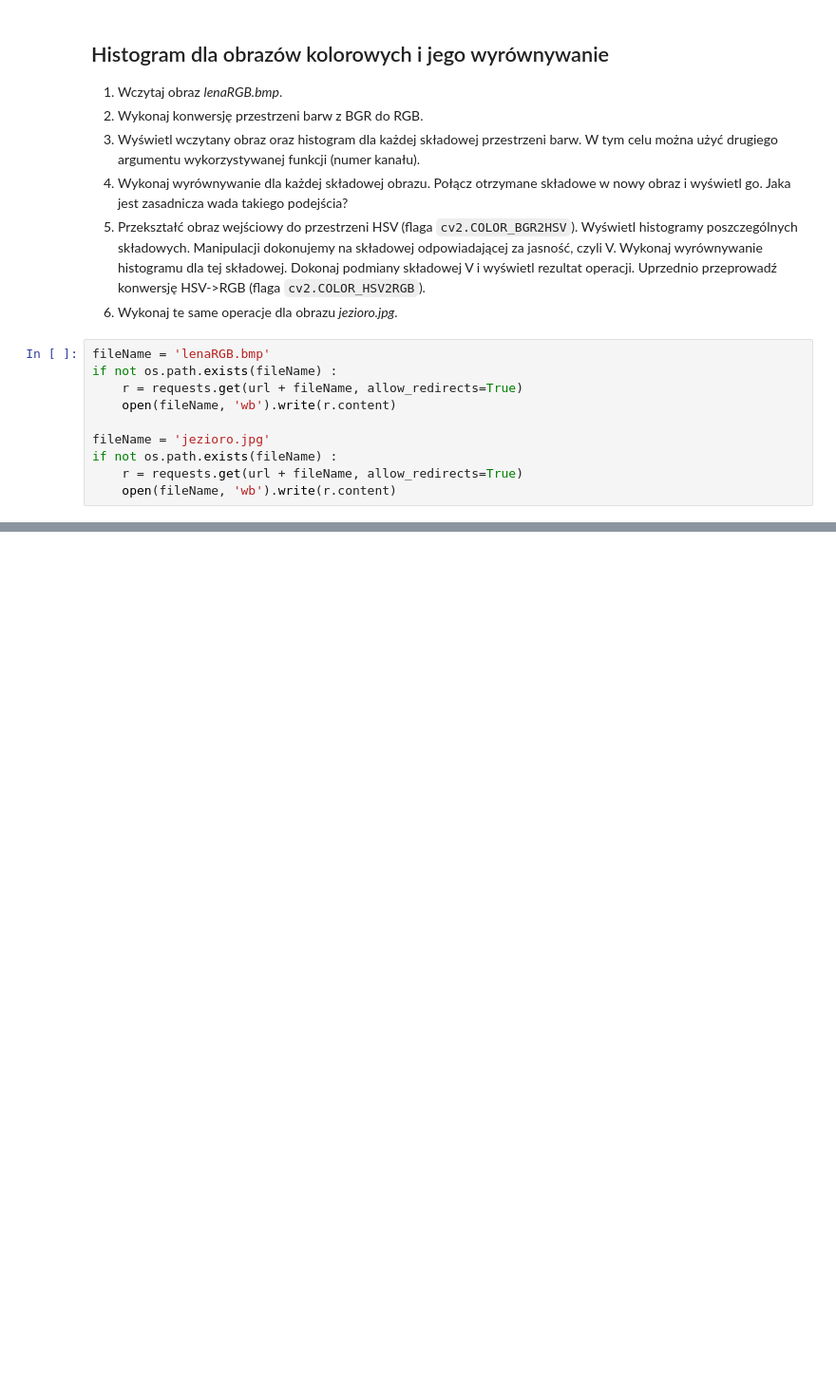
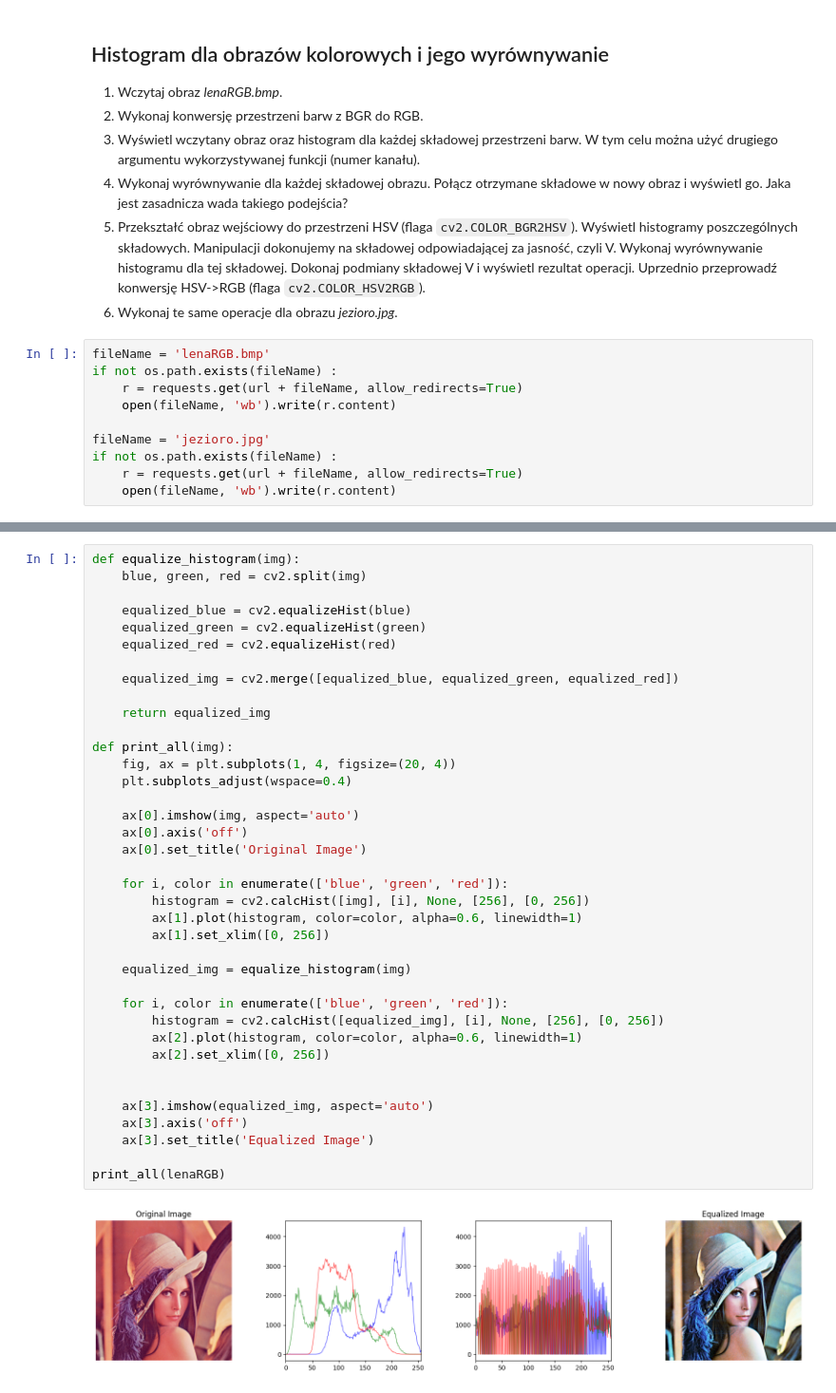
Before and after one commit to krudny/Image-processing, a Jupyter notebook: Lab3-histogram/03_histogram.ipynb, the cells around one changed output, grey strips where cells are left out. Shown at 95% size. Drawn from its saved outputs; the diff is of its cells as text; blank space fills up the shorter version.

```diff
--- a/Lab3-histogram/03_histogram.ipynb
+++ b/Lab3-histogram/03_histogram.ipynb
@@ -319,0 +338,40 @@ if not os.path.exists(fileName) :
+# %%
+def equalize_histogram(img):
+    blue, green, red = cv2.split(img)
+
+    equalized_blue = cv2.equalizeHist(blue)
+    equalized_green = cv2.equalizeHist(green)
+    equalized_red = cv2.equalizeHist(red)
+
+    equalized_img = cv2.merge([equalized_blue, equalized_green, equalized_red])
+
+    return equalized_img
+
+def print_all(img):
+    fig, ax = plt.subplots(1, 4, figsize=(20, 4))
+    plt.subplots_adjust(wspace=0.4)
+
+    ax[0].imshow(img, aspect='auto')
+    ax[0].axis('off')
+    ax[0].set_title('Original Image')
+
+    for i, color in enumerate(['blue', 'green', 'red']):
+        histogram = cv2.calcHist([img], [i], None, [256], [0, 256])
+        ax[1].plot(histogram, color=color, alpha=0.6, linewidth=1)
+        ax[1].set_xlim([0, 256])
+
+    equalized_img = equalize_histogram(img)
+
+    for i, color in enumerate(['blue', 'green', 'red']):
+        histogram = cv2.calcHist([equalized_img], [i], None, [256], [0, 256])
+        ax[2].plot(histogram, color=color, alpha=0.6, linewidth=1)
+        ax[2].set_xlim([0, 256])
+
+
+    ax[3].imshow(equalized_img, aspect='auto')
+    ax[3].axis('off')
+    ax[3].set_title('Equalized Image')
+
+print_all(lenaRGB)
+# %% [output]
+[figure, added]
```
Also changed, not shown: parts of 2 cells of this notebook, 2 other files.
